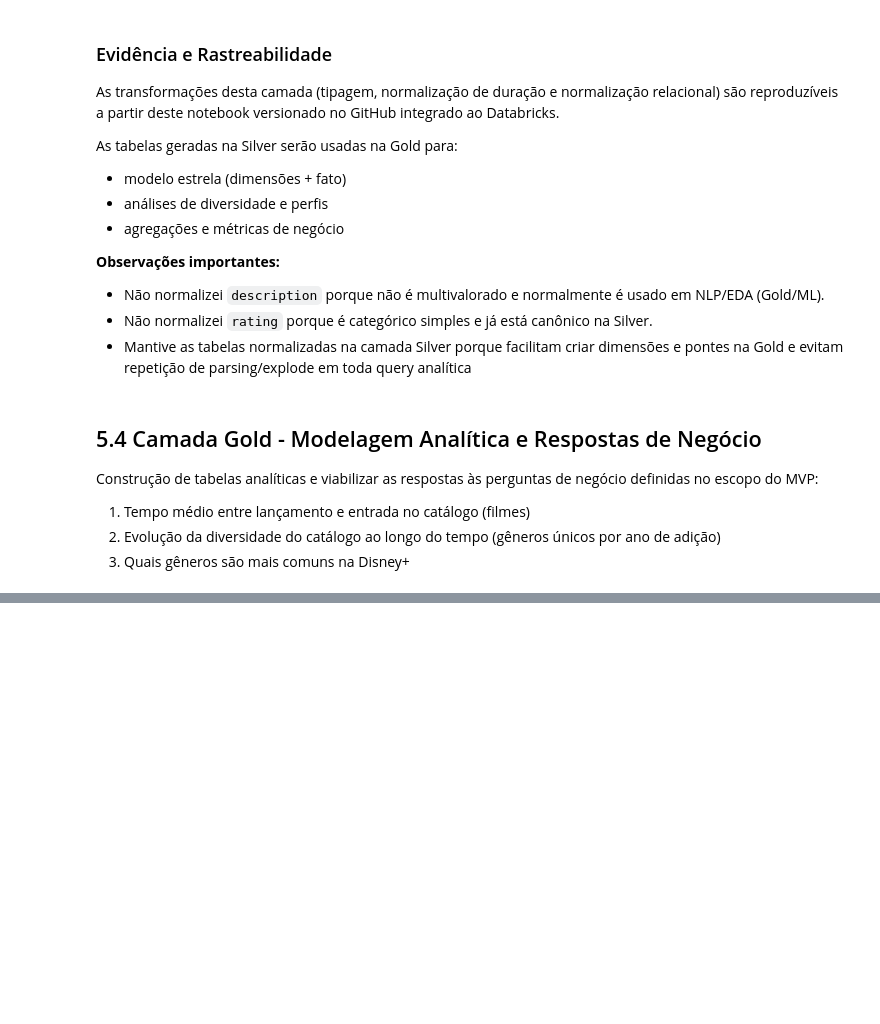
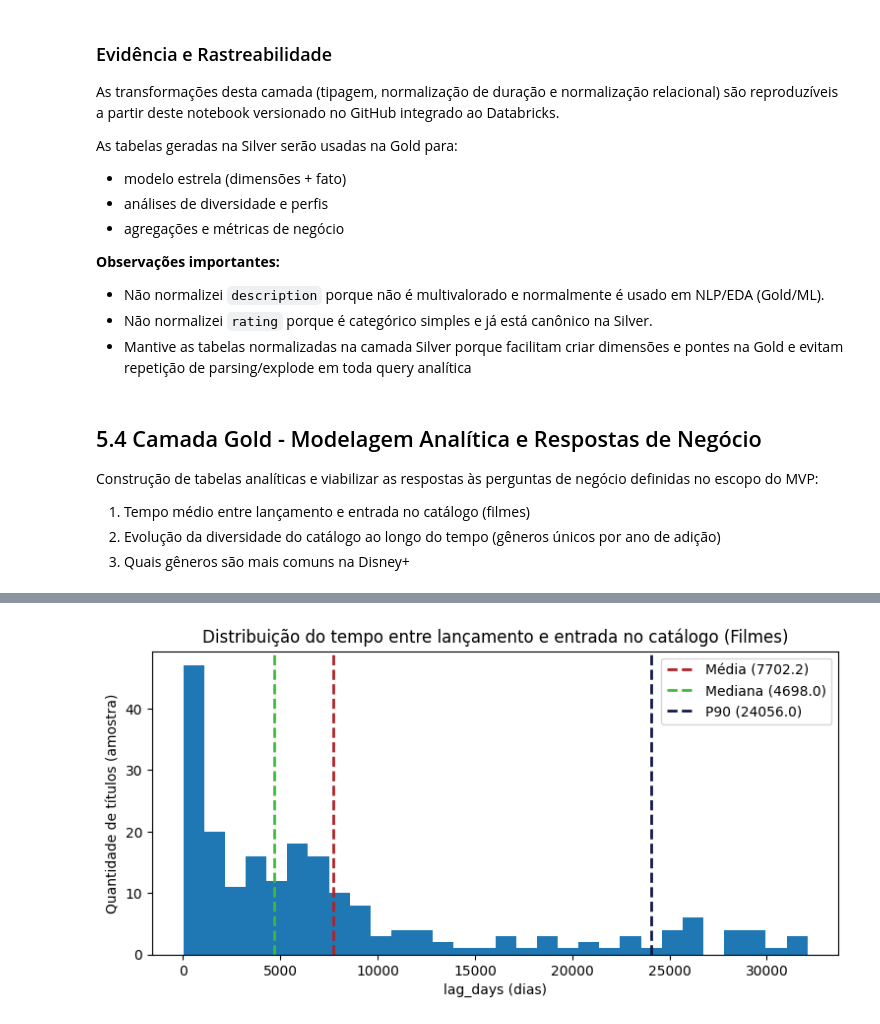
Before and after one commit to vivianemattos/mvp-vmm-engenharia-de-dados, a Jupyter notebook: notebooks/MVP Engenharia de Dados - Viviane Mendes Matos.ipynb, the cells around one changed output, grey strips where cells are left out. Drawn from its saved outputs; the diff is of its cells as text; code cells hidden in the pictures; blank space fills up the shorter version.

```diff
--- a/notebooks/MVP Engenharia de Dados - Viviane Mendes Matos.ipynb
+++ b/notebooks/MVP Engenharia de Dados - Viviane Mendes Matos.ipynb
@@ -592,0 +1269,24 @@ Qual é o tempo médio entre o lançamento e a entrada no catálogo Disney+ para
+# %%
+import matplotlib.pyplot as plt
+
+pdf = (
+    df_metrics
+    .select("lag_days")
+    .sample(fraction=0.2, seed=42)   # amostra para performance
+    .toPandas()
+)
+
+plt.figure(figsize=(9, 4))
+plt.hist(pdf["lag_days"], bins=30)
+plt.xlabel("lag_days (dias)")
+plt.ylabel("Quantidade de títulos (amostra)")
+plt.title("Distribuição do tempo entre lançamento e entrada no catálogo (Filmes)")
+
+plt.axvline(avg_days, linestyle="--", linewidth=2, color="#B12228", label=f"Média ({avg_days:.1f})")
+plt.axvline(median_days, linestyle="--", linewidth=2, color="#3DBB3D", label=f"Mediana ({median_days:.1f})")
+plt.axvline(p90_days, linestyle="--", linewidth=2, color="#12194A", label=f"P90 ({p90_days:.1f})")
+
+plt.legend()
+plt.show()
+# %% [output]
+[figure, added]
```
Also changed, not shown: parts of 100 cells of this notebook, 2 other files.
